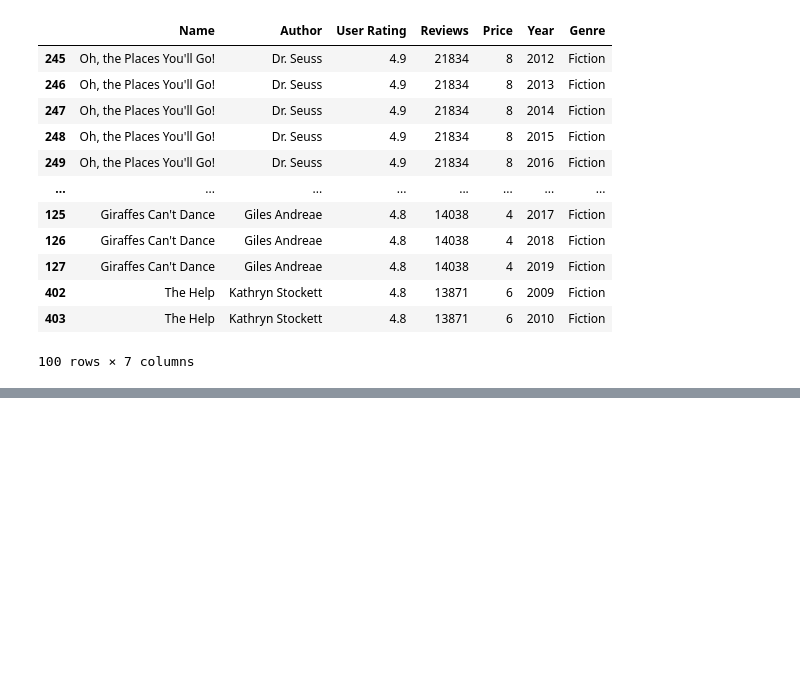
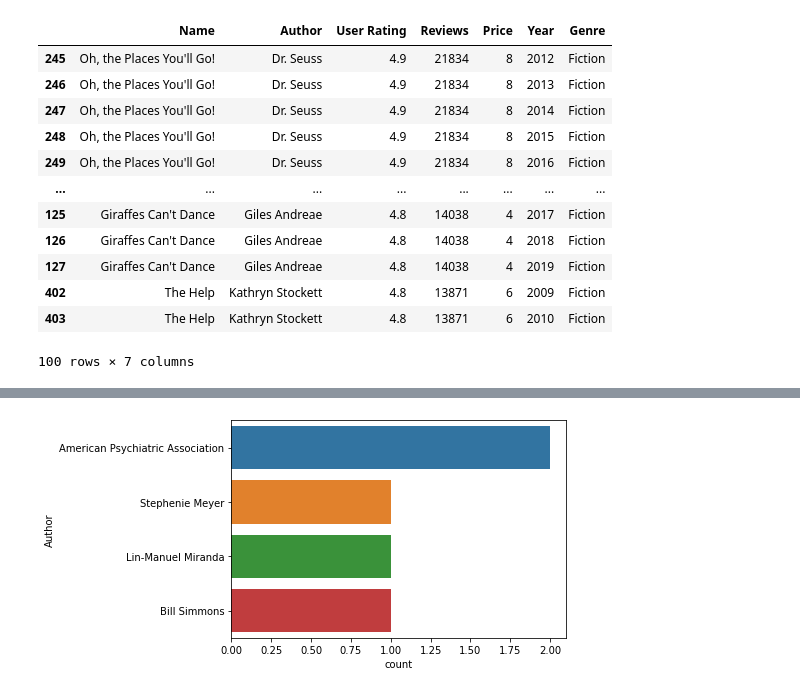
Before and after one commit to gandesirijugalkishore/EDA, a Jupyter notebook: EDA_1.ipynb, the cells around one changed output, grey strips where cells are left out. Saved outputs shown, nothing was run; the diff lists cells and outputs as text; code cells hidden in the pictures; blank space fills up the shorter version.

```diff
--- a/EDA_1.ipynb
+++ b/EDA_1.ipynb
@@ -124,0 +130,3 @@ df_top_rating
+# %%
+df_high_price = df.sort_values(["Price"],ascending = False).head()
+df_high_price
@@ -124,0 +140,4 @@ df_top_rating
+# %%
+ax = sns.countplot(y="Author",data = df_high_price)
+# %% [output]
+[figure, added]
```
Also changed, not shown: parts of 8 cells of this notebook.
